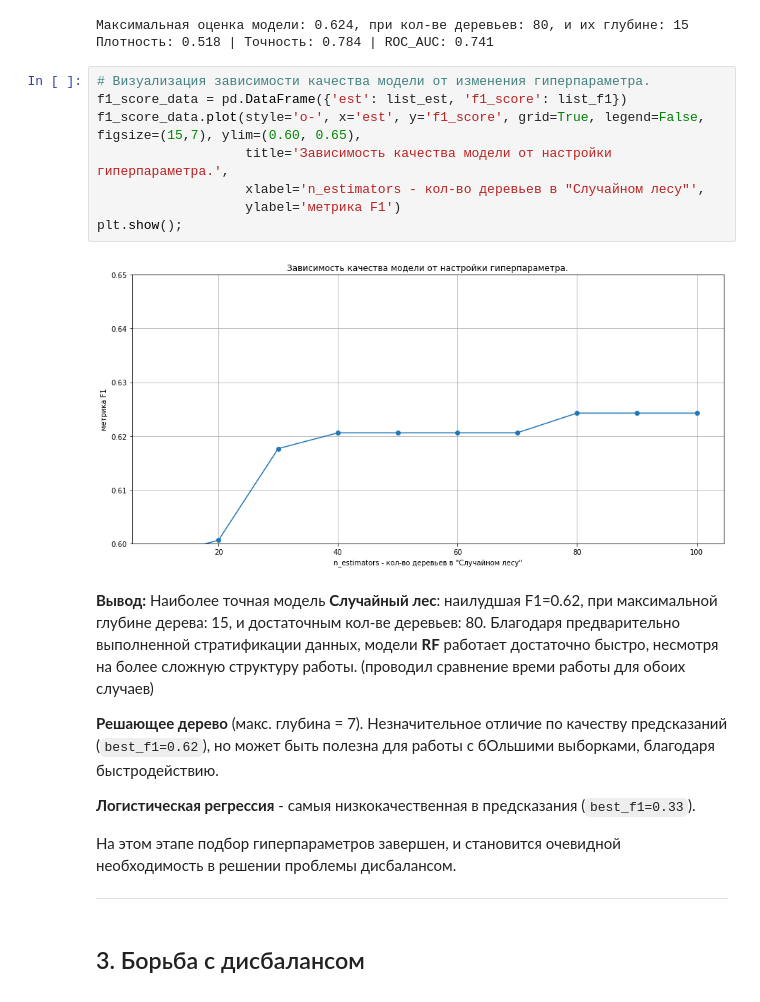
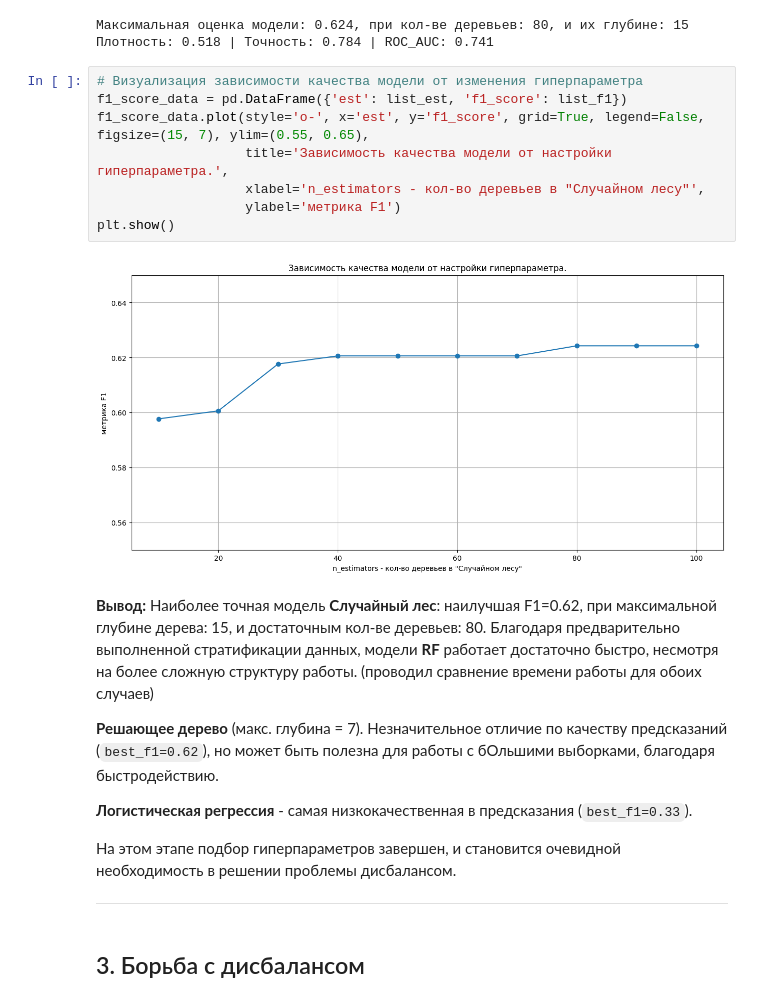
Before and after one commit to Danspers/7.Customer-churn, a Jupyter notebook: Customer_churn_modelling.ipynb, the cells around one changed output. Saved outputs shown, nothing was run; the diff lists cells and outputs as text.

```diff
--- a/Customer_churn_modelling.ipynb
+++ b/Customer_churn_modelling.ipynb
@@ -301,21 +285,21 @@ print('Плотность: {:.3f} | Точность: {:.3f} | ROC_AUC: {:.3f}'.
 Максимальная оценка модели: 0.624, при кол-ве деревьев: 80, и их глубине: 15
 Плотность: 0.518 | Точность: 0.784 | ROC_AUC: 0.741
 # %%
-# Визуализация зависимости качества модели от изменения гиперпараметра.
+# Визуализация зависимости качества модели от изменения гиперпараметра
 f1_score_data = pd.DataFrame({'est': list_est, 'f1_score': list_f1})
-f1_score_data.plot(style='o-', x='est', y='f1_score', grid=True, legend=False, figsize=(15,7), ylim=(0.60, 0.65),
+f1_score_data.plot(style='o-', x='est', y='f1_score', grid=True, legend=False, figsize=(15, 7), ylim=(0.55, 0.65),
                    title='Зависимость качества модели от настройки гиперпараметра.',
                    xlabel='n_estimators - кол-во деревьев в "Случайном лесу"',
                    ylabel='метрика F1')
-plt.show();
+plt.show()
 # %% [output]
-[figure, old version]
+[figure, new version]
 # %% [markdown]
-**Вывод:** Наиболее точная модель **Случайный лес**: наилудшая F1=0.62, при максимальной глубине дерева: 15, и достаточным кол-ве деревьев: 80. Благодаря предварительно выполненной стратификации данных, модели **RF** работает достаточно быстро, несмотря на более сложную структуру работы. (проводил сравнение времи работы для обоих случаев)
+**Вывод:** Наиболее точная модель **Случайный лес**: наилучшая F1=0.62, при максимальной глубине дерева: 15, и достаточным кол-ве деревьев: 80. Благодаря предварительно выполненной стратификации данных, модели **RF** работает достаточно быстро, несмотря на более сложную структуру работы. (проводил сравнение времени работы для обоих случаев)
 
 **Решающее дерево** (макс. глубина = 7). Незначительное отличие по качеству предсказаний (`best_f1=0.62`), но может быть полезна для работы с бОльшими выборками, благодаря быстродействию.
 
-**Логистическая регрессия** - самыя низкокачественная в предсказания (`best_f1=0.33`).
+**Логистическая регрессия** - самая низкокачественная в предсказания (`best_f1=0.33`).
 
 На этом этапе подбор гиперпараметров завершен, и становится очевидной необходимость в решении проблемы дисбалансом.
 ___
```
Also changed, not shown: parts of 19 cells of this notebook.
